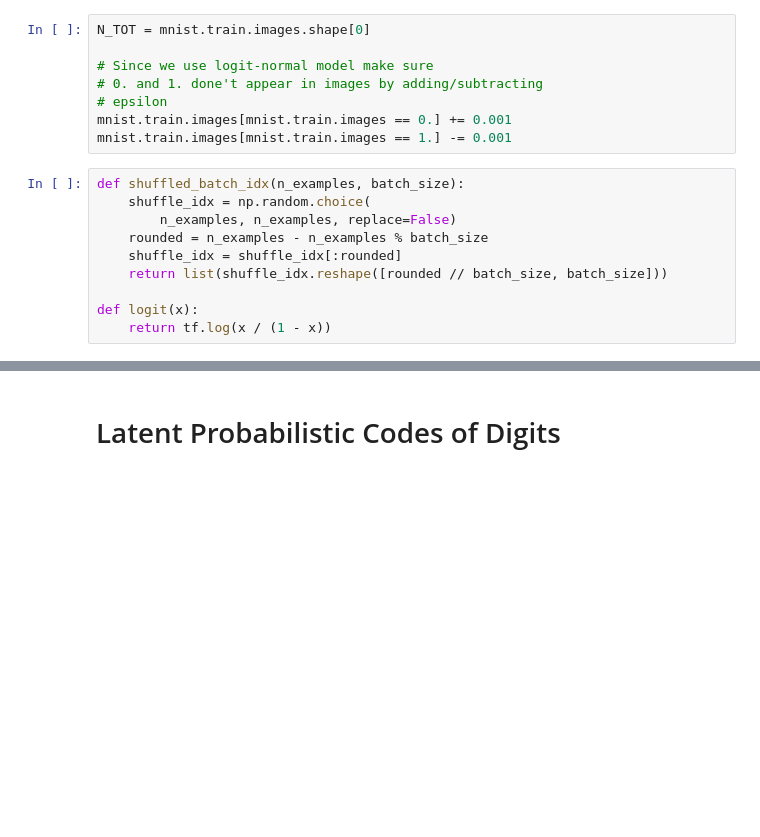
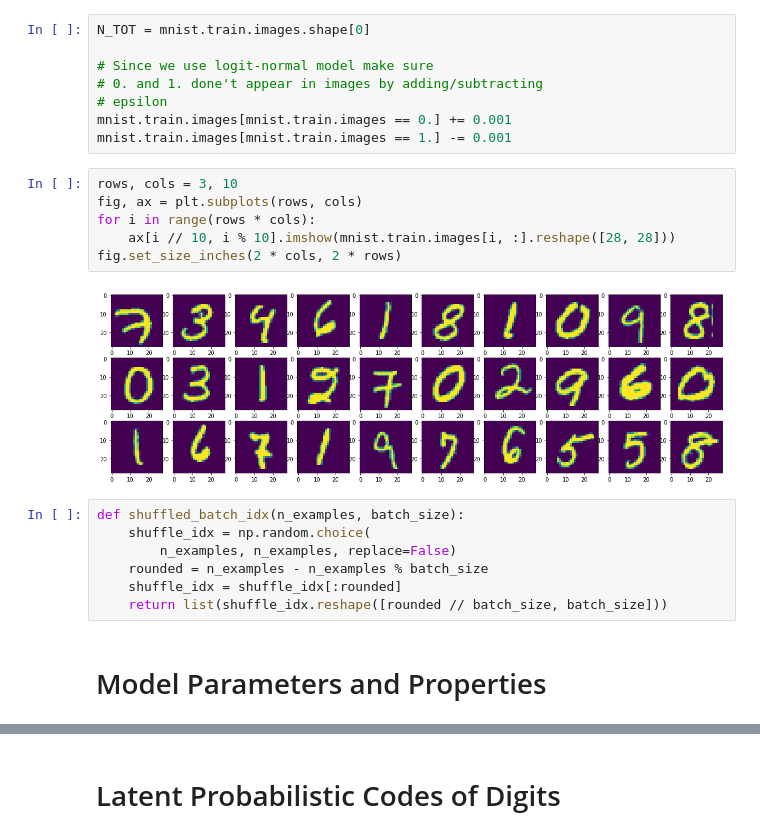
Before and after one commit to hooshmandshr/DeepGenerativeModels, a Jupyter notebook: src/generative/Full_NF_variational_auto_encoder.ipynb, the cells around one changed output, grey strips where cells are left out. Cells and saved outputs as stored; diff of their text form; blank space fills up the shorter version.

```diff
--- a/src/generative/Full_NF_variational_auto_encoder.ipynb
+++ b/src/generative/Full_NF_variational_auto_encoder.ipynb
@@ -22,6 +35,14 @@ N_TOT = mnist.train.images.shape[0]
 # epsilon
 mnist.train.images[mnist.train.images == 0.] += 0.001
 mnist.train.images[mnist.train.images == 1.] -= 0.001
+# %%
+rows, cols = 3, 10
+fig, ax = plt.subplots(rows, cols)
+for i in range(rows * cols):
+    ax[i // 10, i % 10].imshow(mnist.train.images[i, :].reshape([28, 28]))
+fig.set_size_inches(2 * cols, 2 * rows)
+# %% [output]
+[figure, added]
 # %%
 def shuffled_batch_idx(n_examples, batch_size):
     shuffle_idx = np.random.choice(
@@ -29,6 +50,5 @@ def shuffled_batch_idx(n_examples, batch_size):
     rounded = n_examples - n_examples % batch_size
     shuffle_idx = shuffle_idx[:rounded]
     return list(shuffle_idx.reshape([rounded // batch_size, batch_size]))
-
-def logit(x):
-    return tf.log(x / (1 - x))
+# %% [markdown]
+# Model Parameters and Properties
```
Also changed, not shown: parts of 10 cells of this notebook, 1 other file.
